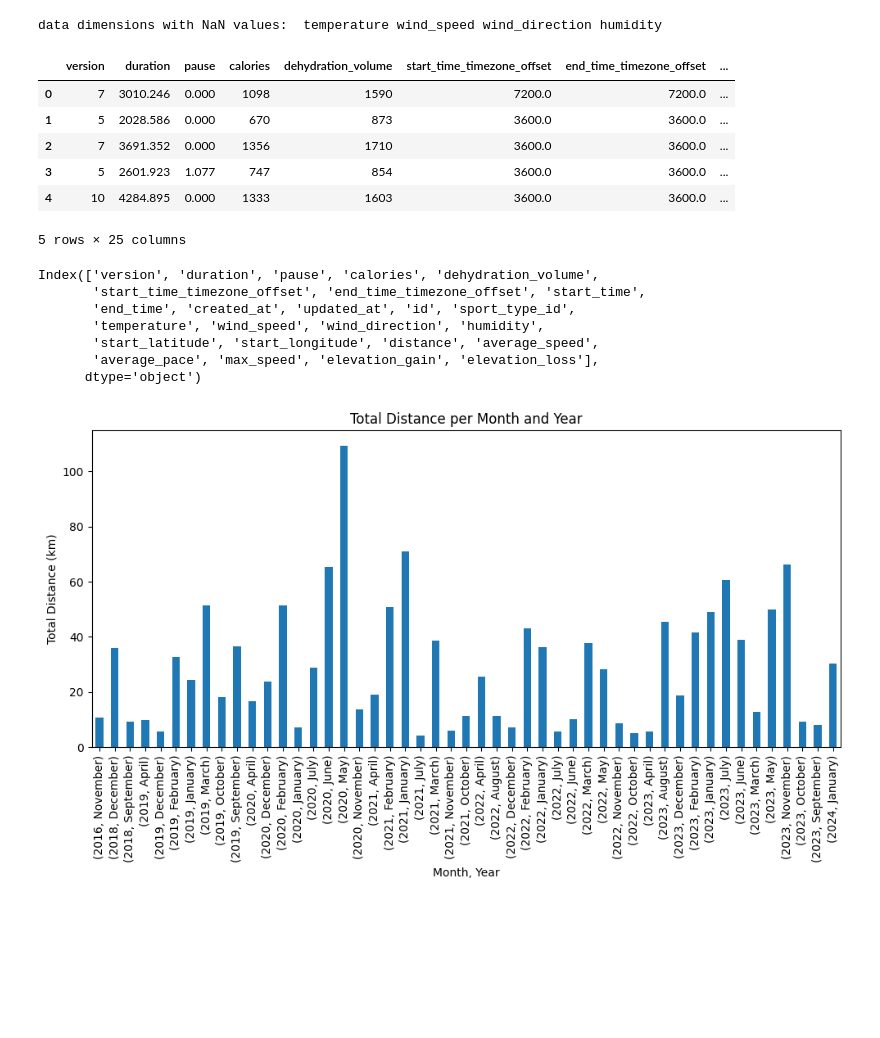
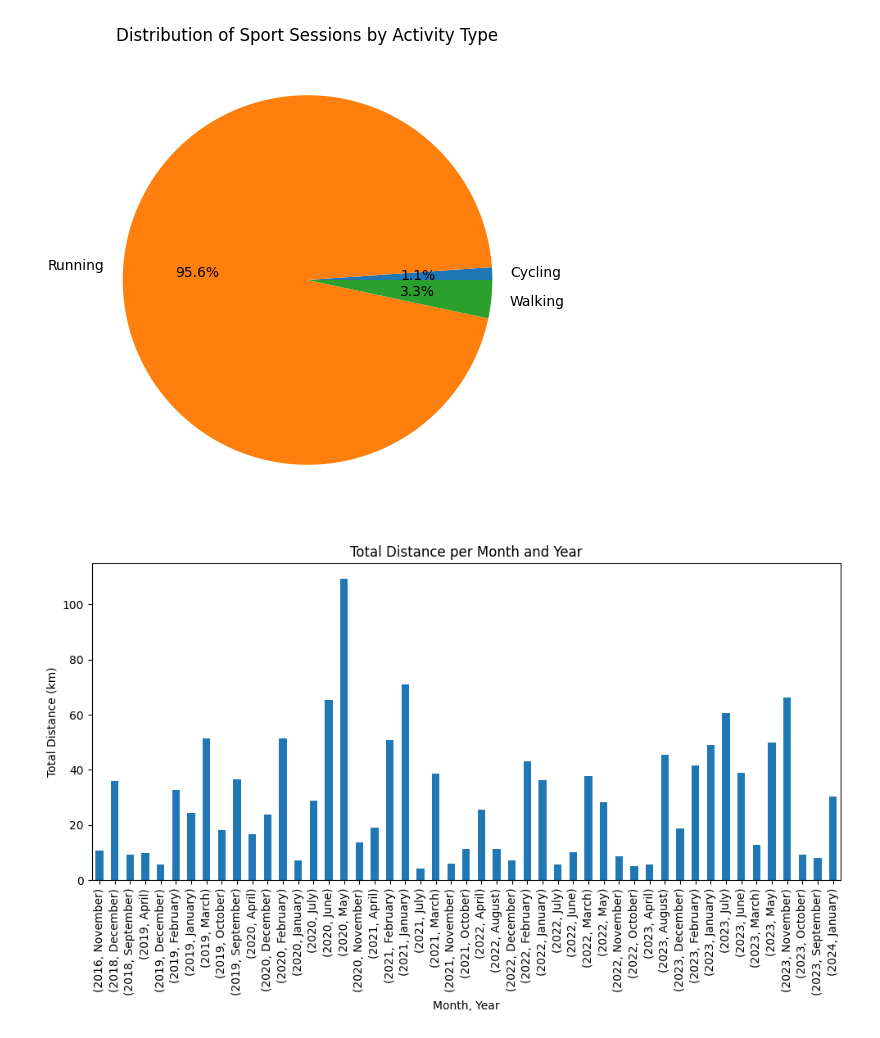
Before and after one commit to nuentsa/cloud-data-tools, a Jupyter notebook: runtastic_data/extract_and_load_adidas_running_data.ipynb, the cells around one changed output. Saved outputs shown, nothing was run; the diff lists cells and outputs as text; code cells hidden in the pictures; blank space fills up the shorter version.

```diff
--- a/runtastic_data/extract_and_load_adidas_running_data.ipynb
+++ b/runtastic_data/extract_and_load_adidas_running_data.ipynb
@@ -308,7 +282,7 @@ sessions_df['average_pace'] = sessions_df['average_pace'].astype(float)
 sessions_df['start_longitude'] = sessions_df['start_longitude'].astype(float)
 sessions_df['start_latitude'] = sessions_df['start_latitude'].astype(float)
 
-# @title Handle non provided values
+# Handle non provided values
 # Some features are not present in all sessions like temperature or humidity,
 # which lead to NaN fields
 nan_columns = sessions_df.columns[sessions_df.isnull().any()]
@@ -336,24 +310,8 @@ fastest_segments_df['duration'] = fastest_segments_df['duration'] / 1000
 sessions_df['average_speed'] = sessions_df['average_speed'].multiply(3.6)
 sessions_df['max_speed'] = sessions_df['max_speed'].multiply(3.6)
 
+# Add sport_type activity name using the sport_type_ id in each session.
+sessions_df['sport_type_id'] = sessions_df['sport_type_id'].astype(int)
+sessions_df = sessions_df.merge(sport_types_df, on='sport_type_id')
 
-sessions_df.head()
+sessions_df.info(verbose=True)
-# %% [output]
-data dimensions with NaN values:  temperature wind_speed wind_direction humidity
-|  | version | duration | pause | calories | dehydration_volume | start_time_timezone_offset | end_time_timezone_offset | ... |
-| 0 | 7 | 3010.246 | 0.000 | 1098 | 1590 | 7200.0 | 7200.0 | ... |
-| 1 | 5 | 2028.586 | 0.000 | 670 | 873 | 3600.0 | 3600.0 | ... |
-| 2 | 7 | 3691.352 | 0.000 | 1356 | 1710 | 3600.0 | 3600.0 | ... |
-| 3 | 5 | 2601.923 | 1.077 | 747 | 854 | 3600.0 | 3600.0 | ... |
-| 4 | 10 | 4284.895 | 0.000 | 1333 | 1603 | 3600.0 | 3600.0 | ... |
-5 rows × 25 columns
-# %%
-sessions_df.columns
-# %% [output]
-Index(['version', 'duration', 'pause', 'calories', 'dehydration_volume',
-       'start_time_timezone_offset', 'end_time_timezone_offset', 'start_time',
-       'end_time', 'created_at', 'updated_at', 'id', 'sport_type_id',
-       'temperature', 'wind_speed', 'wind_direction', 'humidity',
-       'start_latitude', 'start_longitude', 'distance', 'average_speed',
-       'average_pace', 'max_speed', 'elevation_gain', 'elevation_loss'],
-      dtype='object')
@@ -360 +320,12 @@ Index(['version', 'duration', 'pause', 'calories', 'dehydration_volume',
+# %%
+# @title Display the number of sport sessions per activity type
+import matplotlib.pyplot as plt
+
+sport_type_counts = sessions_df.groupby('activity')['activity'].count()
+plt.figure(figsize=(6, 6))  # Adjust figure size as needed
+plt.pie(sport_type_counts, labels=activity_names, autopct='%1.1f%%')
+plt.title('Distribution of Sport Sessions by Activity Type')
+plt.show()
+# %% [output]
+[figure, added]
 # %%
```
Also changed, not shown: parts of 14 cells of this notebook.
